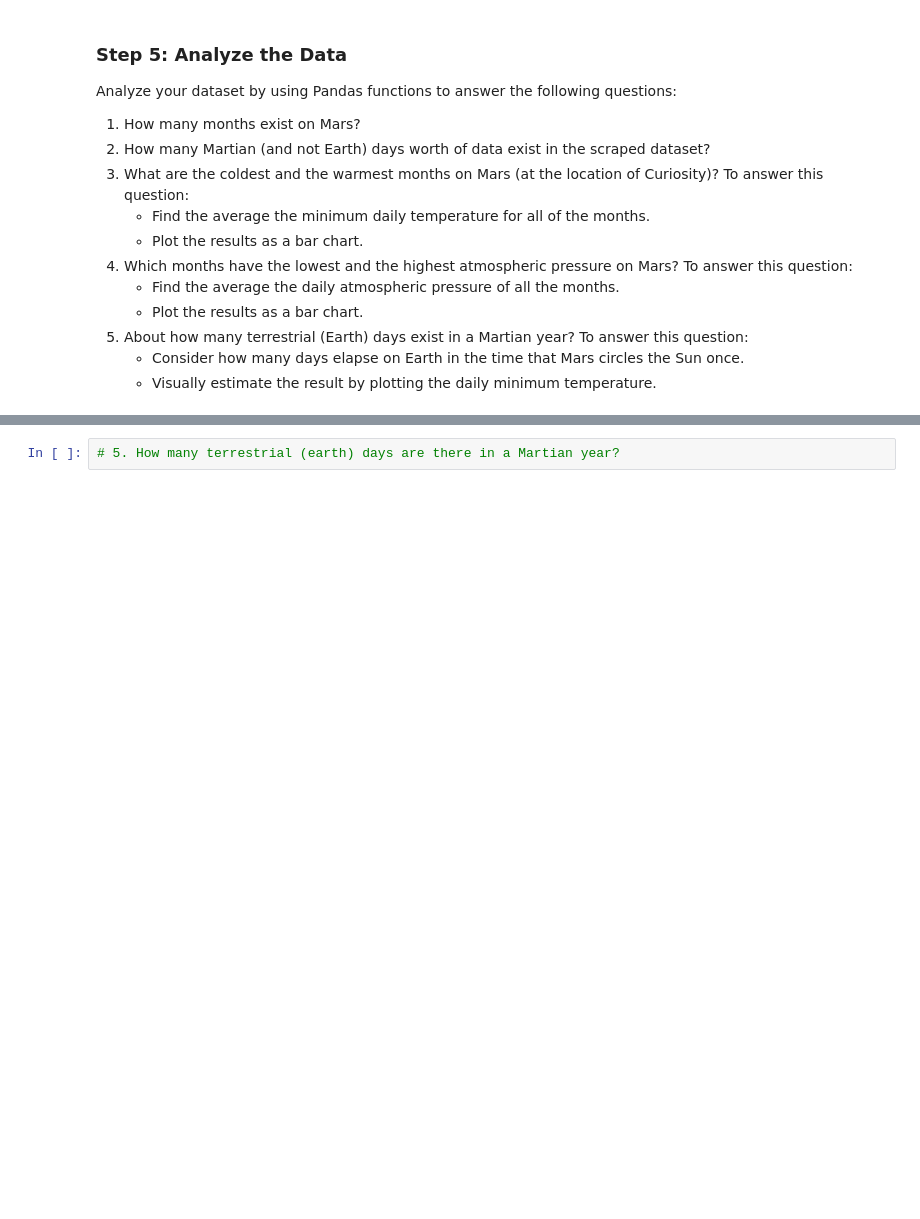
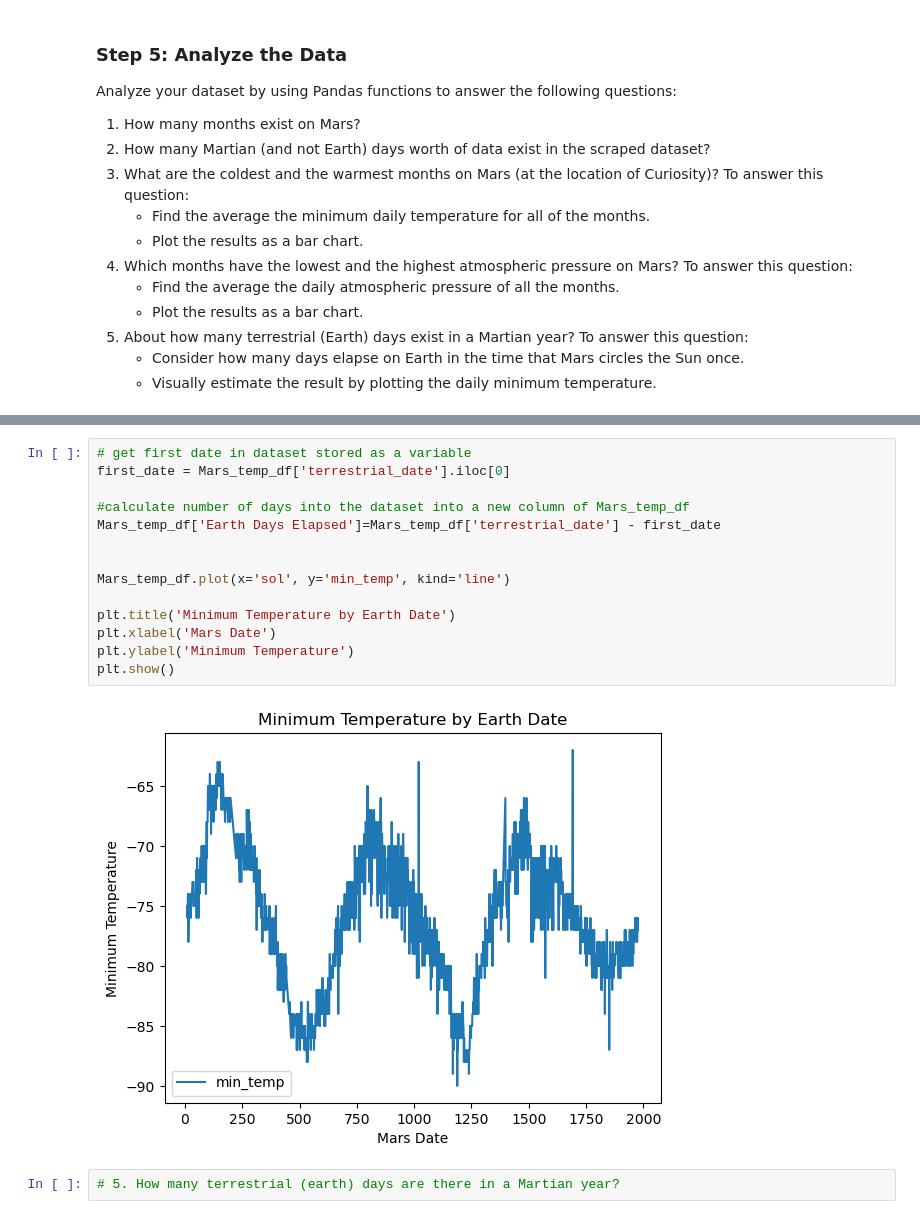
Before and after one commit to BlufferMK/web_scraping_challenge, a Jupyter notebook: mars_weather.ipynb, the cells around one changed output, grey strips where cells are left out. Cells and saved outputs as stored; diff of their text form; blank space fills up the shorter version.

```diff
--- a/mars_weather.ipynb
+++ b/mars_weather.ipynb
@@ -215,3 +208,19 @@ Name: pressure, dtype: float64
+# %%
+# get first date in dataset stored as a variable
+first_date = Mars_temp_df['terrestrial_date'].iloc[0]
+
+#calculate number of days into the dataset into a new column of Mars_temp_df
+Mars_temp_df['Earth Days Elapsed']=Mars_temp_df['terrestrial_date'] - first_date
+
+
+Mars_temp_df.plot(x='sol', y='min_temp', kind='line')
+
+plt.title('Minimum Temperature by Earth Date')
+plt.xlabel('Mars Date')
+plt.ylabel('Minimum Temperature')
+plt.show()
+# %% [output]
+[figure, added]
 # %%
 # 5. How many terrestrial (earth) days are there in a Martian year?
 # %% [output]
```
Also changed, not shown: parts of 11 cells of this notebook, 1 other file.
